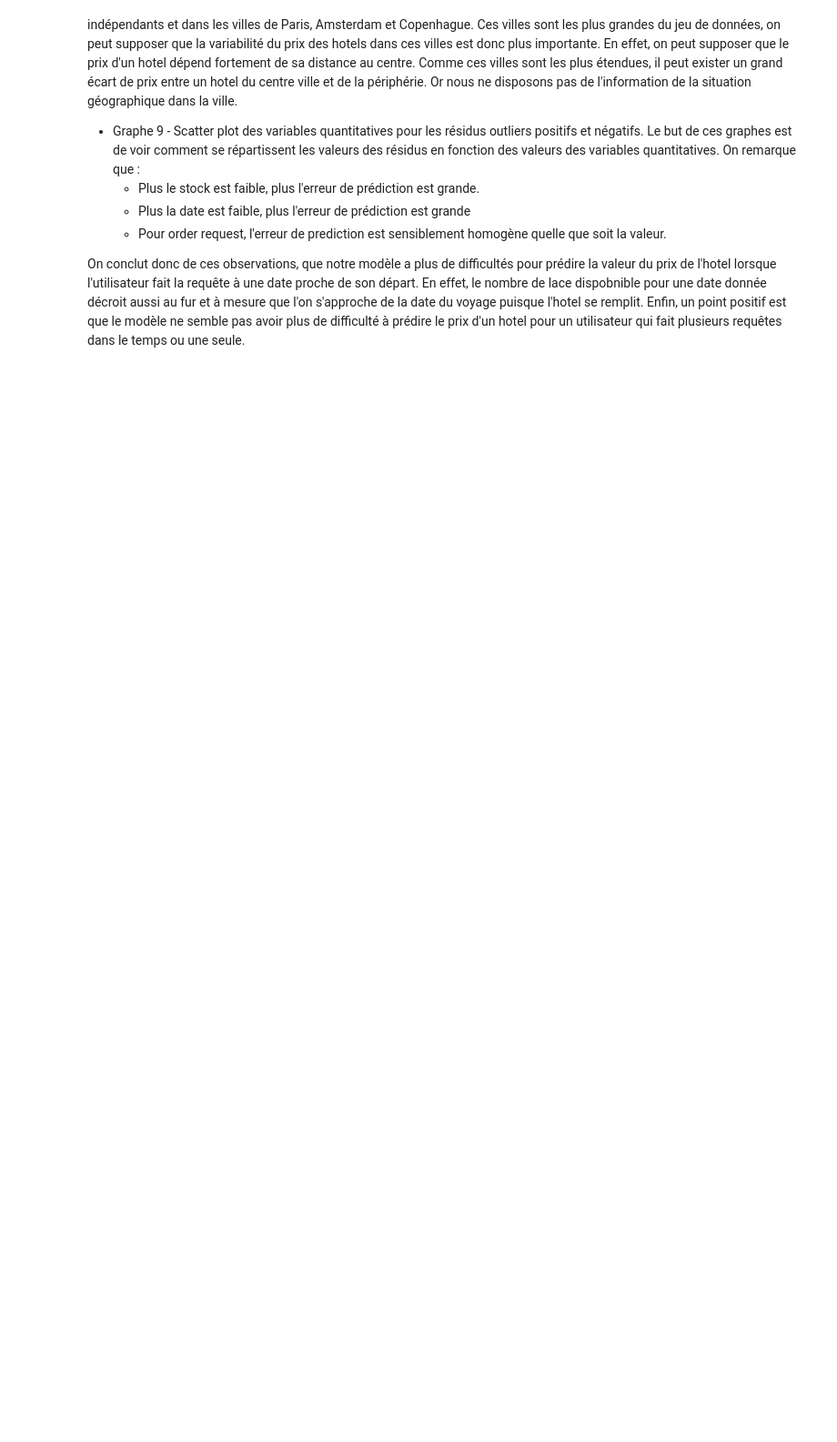
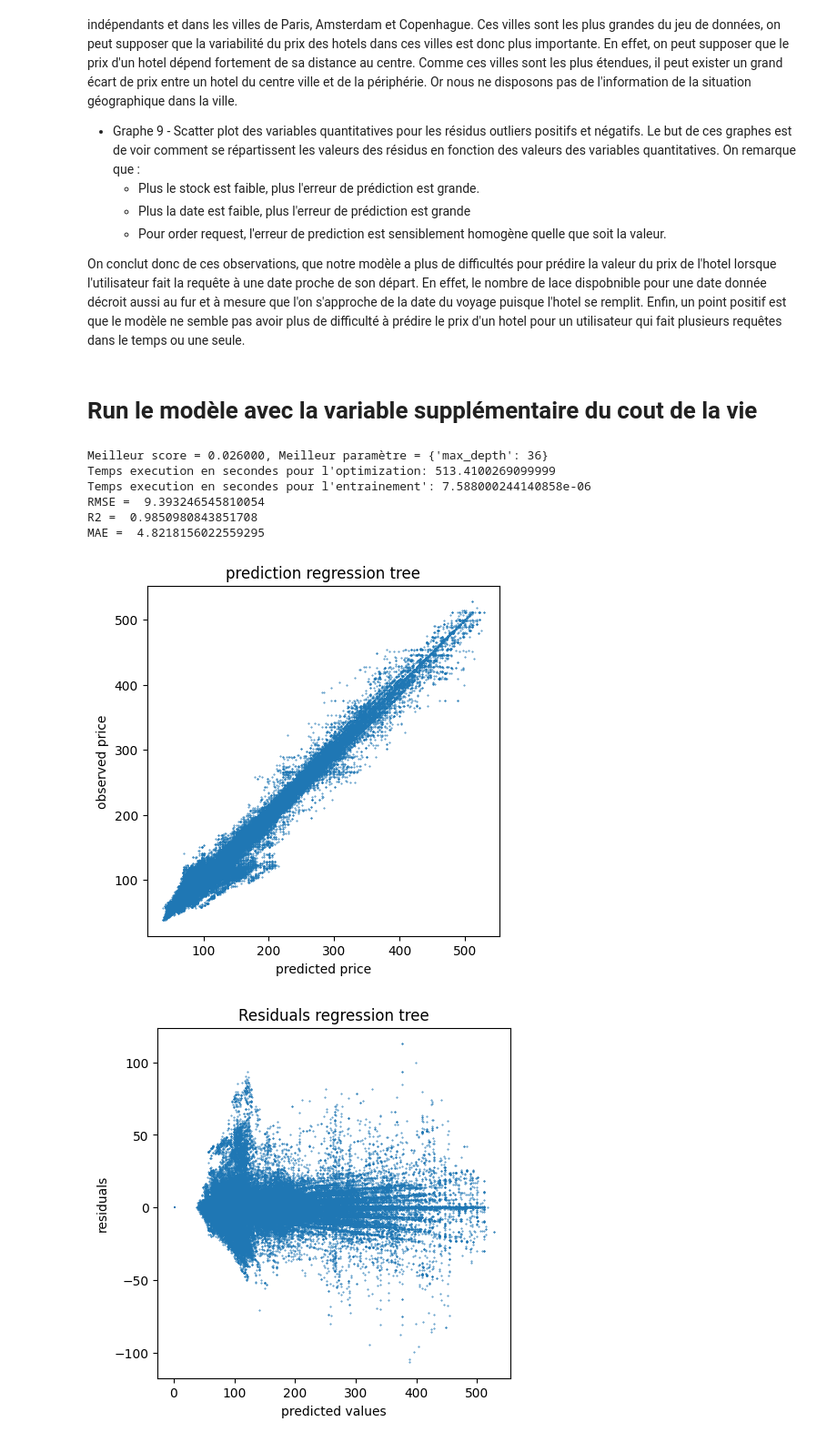
Before and after one commit to julie743/defi_IA, a Jupyter notebook: code/models/regression_tree_analysis.ipynb, the cells around one changed output. Shown at 91% size. Cells and saved outputs as stored; diff of their text form; code cells hidden in the pictures; blank space fills up the shorter version.

```diff
--- a/code/models/regression_tree_analysis.ipynb
+++ b/code/models/regression_tree_analysis.ipynb
@@ -73,3 +73,16 @@ Ainsi, sur la base de ces observations, on peut conclure à une difficulté du m
     - Pour order request, l'erreur de prediction est sensiblement homogène quelle que soit la valeur.
 
 On conclut donc de ces observations, que notre modèle a plus de difficultés pour prédire la valeur du prix de l'hotel lorsque l'utilisateur fait la requête à une date proche de son départ. En effet, le nombre de lace dispobnible pour une date donnée décroit aussi au fur et à mesure que l'on s'approche de la date du voyage puisque l'hotel se remplit. Enfin, un point positif est que le modèle ne semble pas avoir plus de difficulté à prédire le prix d'un hotel pour un utilisateur qui fait plusieurs requêtes dans le temps ou une seule.
+# %% [markdown]
+# Run le modèle avec la variable supplémentaire du cout de la vie
+# %%
+main_regression_tree(list_max_depth=np.arange(10,38,2))
+# %% [output]
+Meilleur score = 0.026000, Meilleur paramètre = {'max_depth': 36}
+Temps execution en secondes pour l'optimization: 513.4100269099999
+Temps execution en secondes pour l'entrainement': 7.588000244140858e-06
+RMSE =  9.393246545810054
+R2 =  0.9850980843851708
+MAE =  4.8218156022559295
+[figure, added]
+[figure, added]
```
Also changed, not shown: parts of 1 cell of this notebook, 27 other files.
